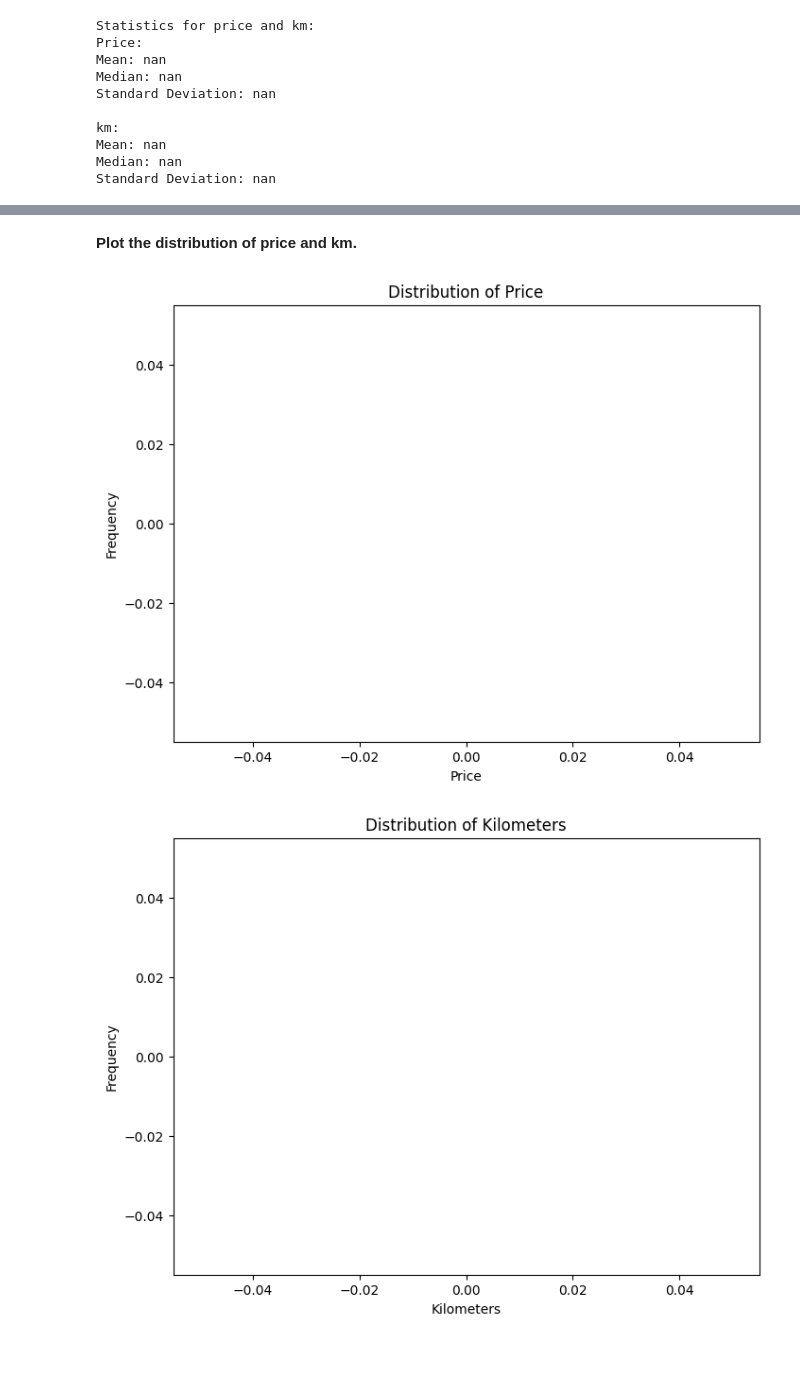
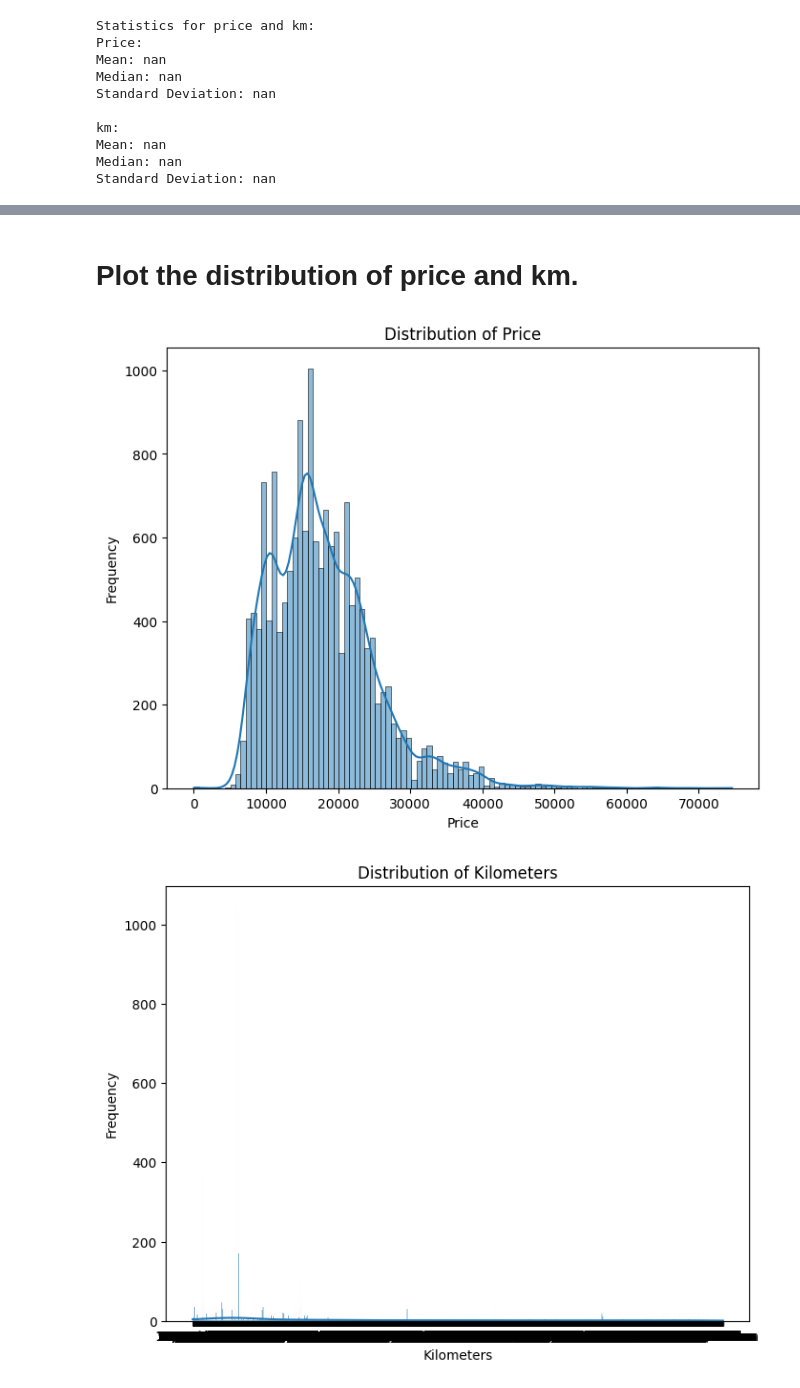
Before and after one commit to tejagandham18/Dataanalyst, a Jupyter notebook: Project_2.ipynb, the cells around one changed output, grey strips where cells are left out. Drawn from its saved outputs; the diff is of its cells as text; code cells hidden in the pictures; blank space fills up the shorter version.

```diff
--- a/Project_2.ipynb
+++ b/Project_2.ipynb
@@ -257,29 +267,27 @@ Series([], Name: count, dtype: int64)
 # %% [markdown]
-**Plot the distribution of price and km.**
+# Plot the distribution of price and km.
 # %%
-# prompt: generate a code to Plot the distribution of price and km.
+# prompt: generate a code to plot the distribution pf price and km for above data set.
 
 import matplotlib.pyplot as plt
 import seaborn as sns
 
-# Assuming 'data_cleaned' DataFrame is available from the previous code
-
 # Plot the distribution of price
 plt.figure(figsize=(8, 6))
-sns.histplot(data_cleaned['price'], kde=True)
+sns.histplot(data['price'], kde=True)
 plt.title('Distribution of Price')
 plt.xlabel('Price')
 plt.ylabel('Frequency')
 plt.show()
 
 # Plot the distribution of km
 plt.figure(figsize=(8, 6))
-sns.histplot(data_cleaned['km'], kde=True)
+sns.histplot(data['km'], kde=True)
 plt.title('Distribution of Kilometers')
 plt.xlabel('Kilometers')
 plt.ylabel('Frequency')
 plt.show()
 # %% [output]
-[figure, old version]
+[figure, new version]
-[figure, old version]
+[figure, new version]
 # %% [markdown]
```
Also changed, not shown: parts of 34 cells of this notebook.
